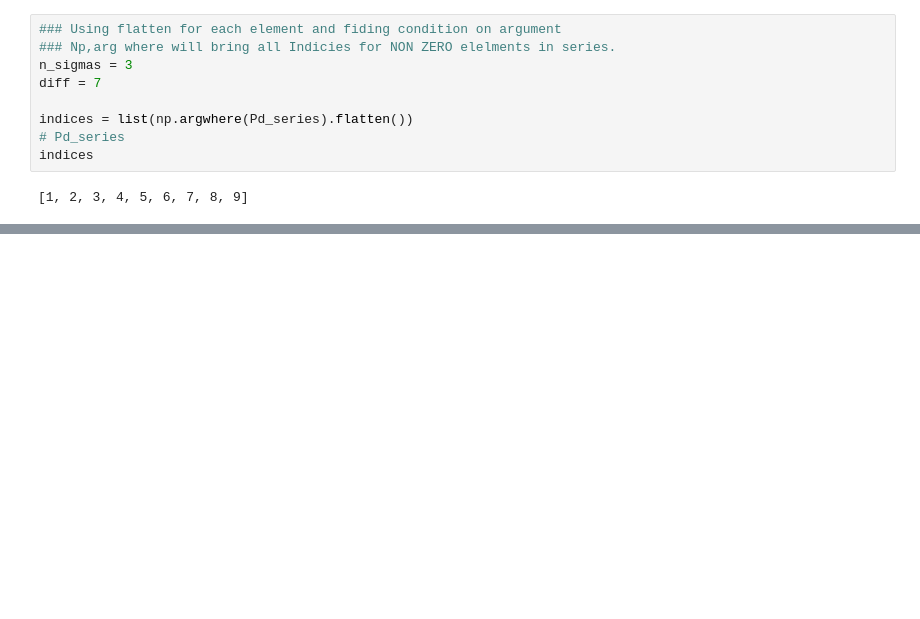
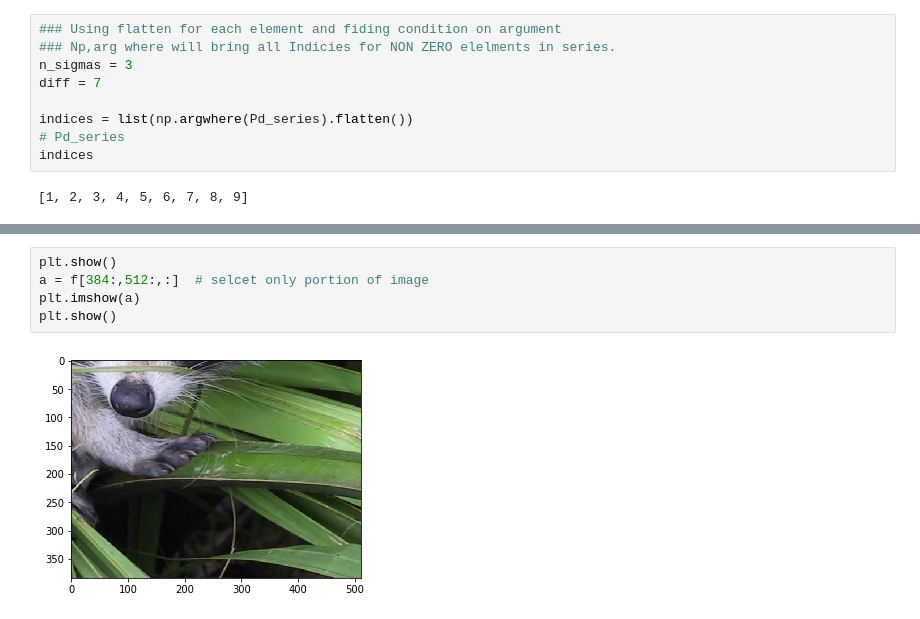
Before and after one commit to ragalaa/Directory, a Jupyter notebook: Array_Manipulation_&_Multi_Dimensional_using_Numpy.ipynb, the cells around one changed output, grey strips where cells are left out. Cells and saved outputs as stored; diff of their text form; blank space fills up the shorter version.

```diff
--- a/Array_Manipulation_&_Multi_Dimensional_using_Numpy.ipynb
+++ b/Array_Manipulation_&_Multi_Dimensional_using_Numpy.ipynb
@@ -649,0 +736,7 @@ indices
+# %%
+plt.show()
+a = f[384:,512:,:]  # selcet only portion of image
+plt.imshow(a)
+plt.show()
+# %% [output]
+[figure, added]
```
Also changed, not shown: parts of 26 cells of this notebook.
